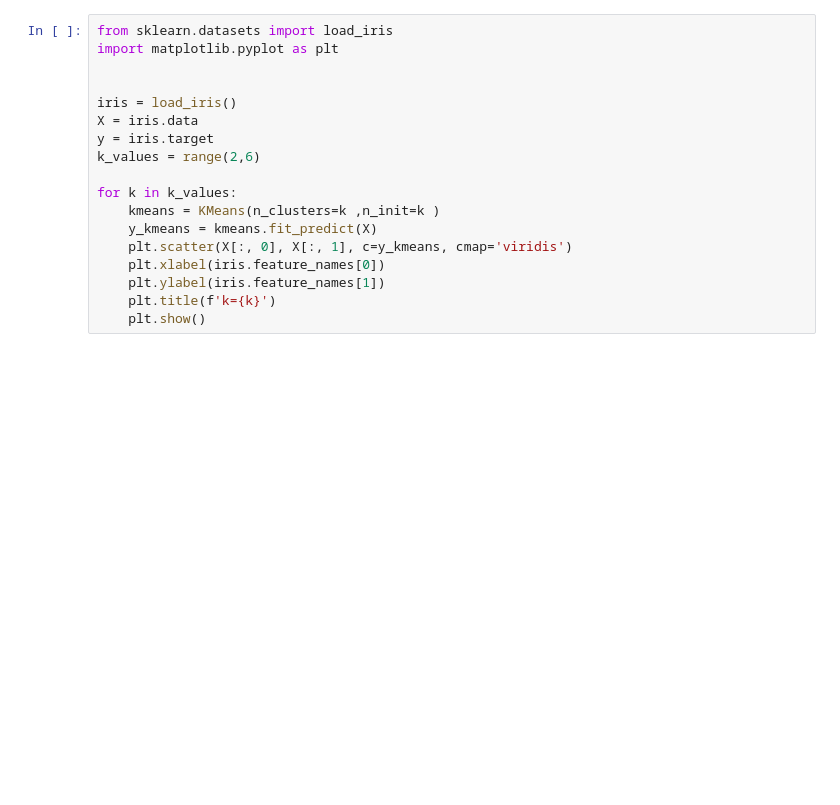
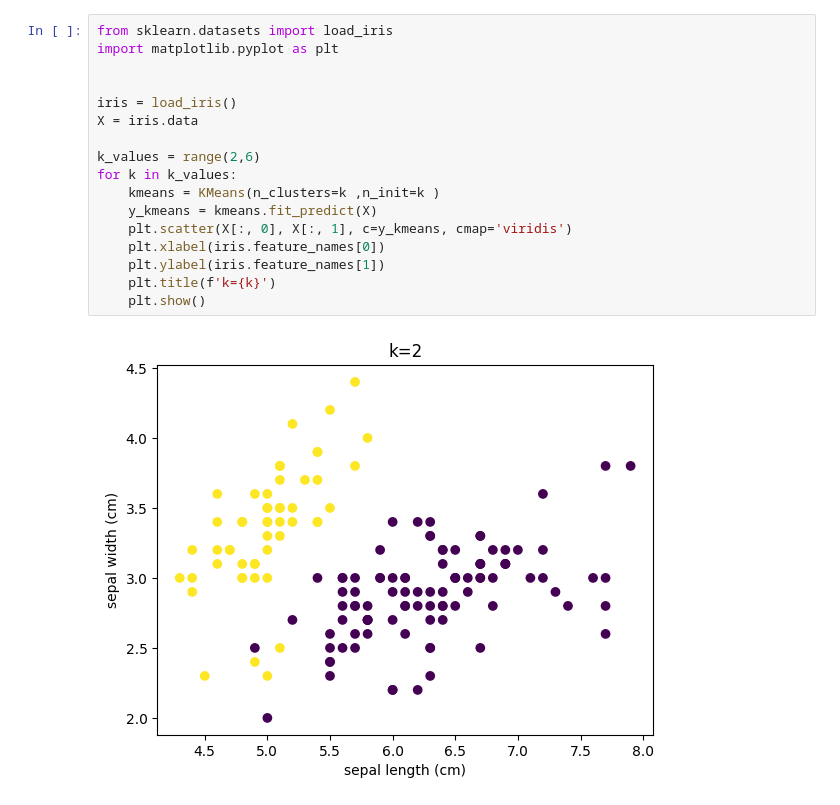
Before and after one commit to LaryStef/AI, a Jupyter notebook: Kotov_T_Workbook8.ipynb, the cells around one changed output. Saved outputs shown, nothing was run; the diff lists cells and outputs as text; blank space fills up the shorter version.

```diff
--- a/Kotov_T_Workbook8.ipynb
+++ b/Kotov_T_Workbook8.ipynb
@@ -29,18 +32,19 @@ Error:
 # %%
 from sklearn.datasets import load_iris
 import matplotlib.pyplot as plt
 
 
 iris = load_iris()
 X = iris.data
-y = iris.target
+
 k_values = range(2,6)
-
 for k in k_values:
     kmeans = KMeans(n_clusters=k ,n_init=k )
     y_kmeans = kmeans.fit_predict(X)
     plt.scatter(X[:, 0], X[:, 1], c=y_kmeans, cmap='viridis')
     plt.xlabel(iris.feature_names[0])
     plt.ylabel(iris.feature_names[1])
     plt.title(f'k={k}')
     plt.show()
+# %% [output]
+[figure, added]
```
Also changed, not shown: parts of 3 cells of this notebook.
